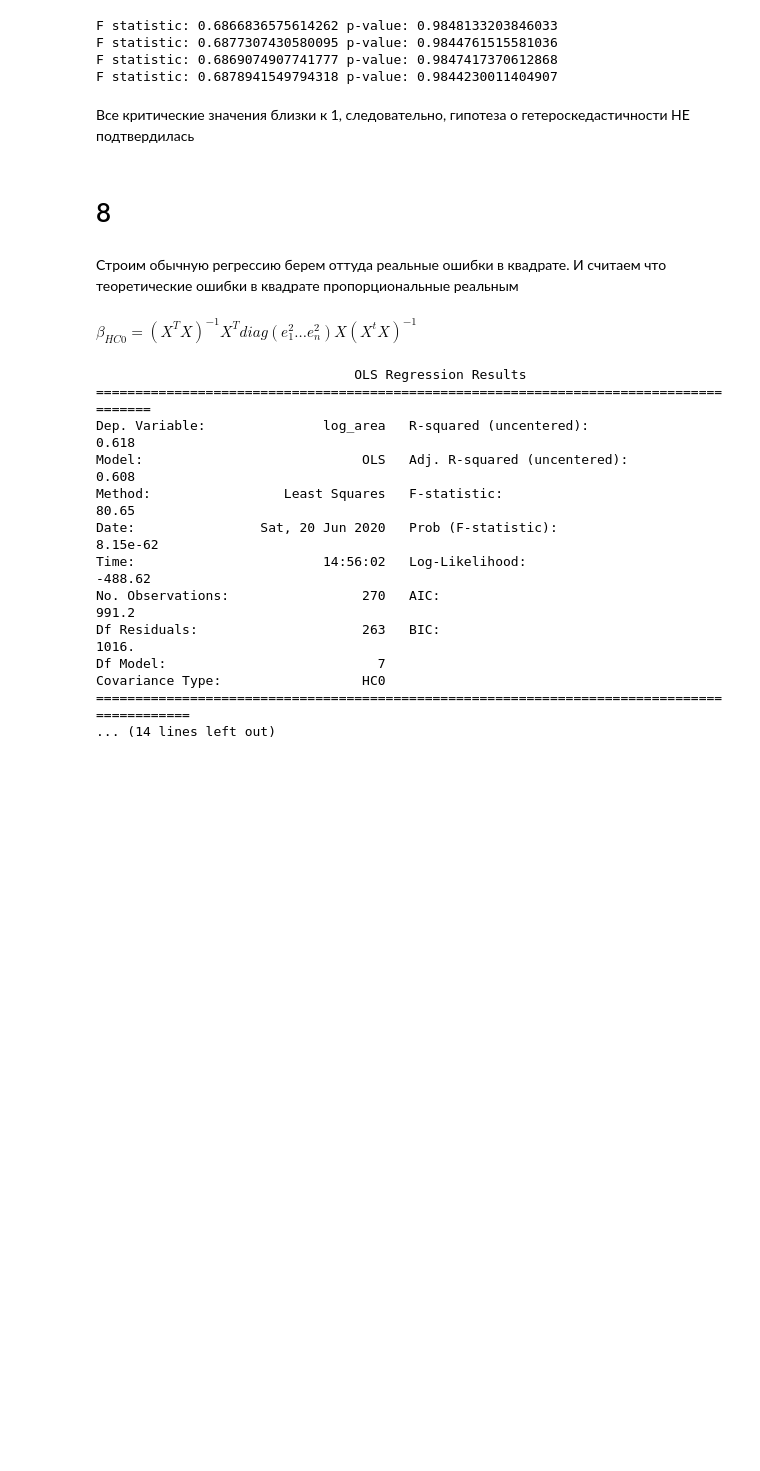
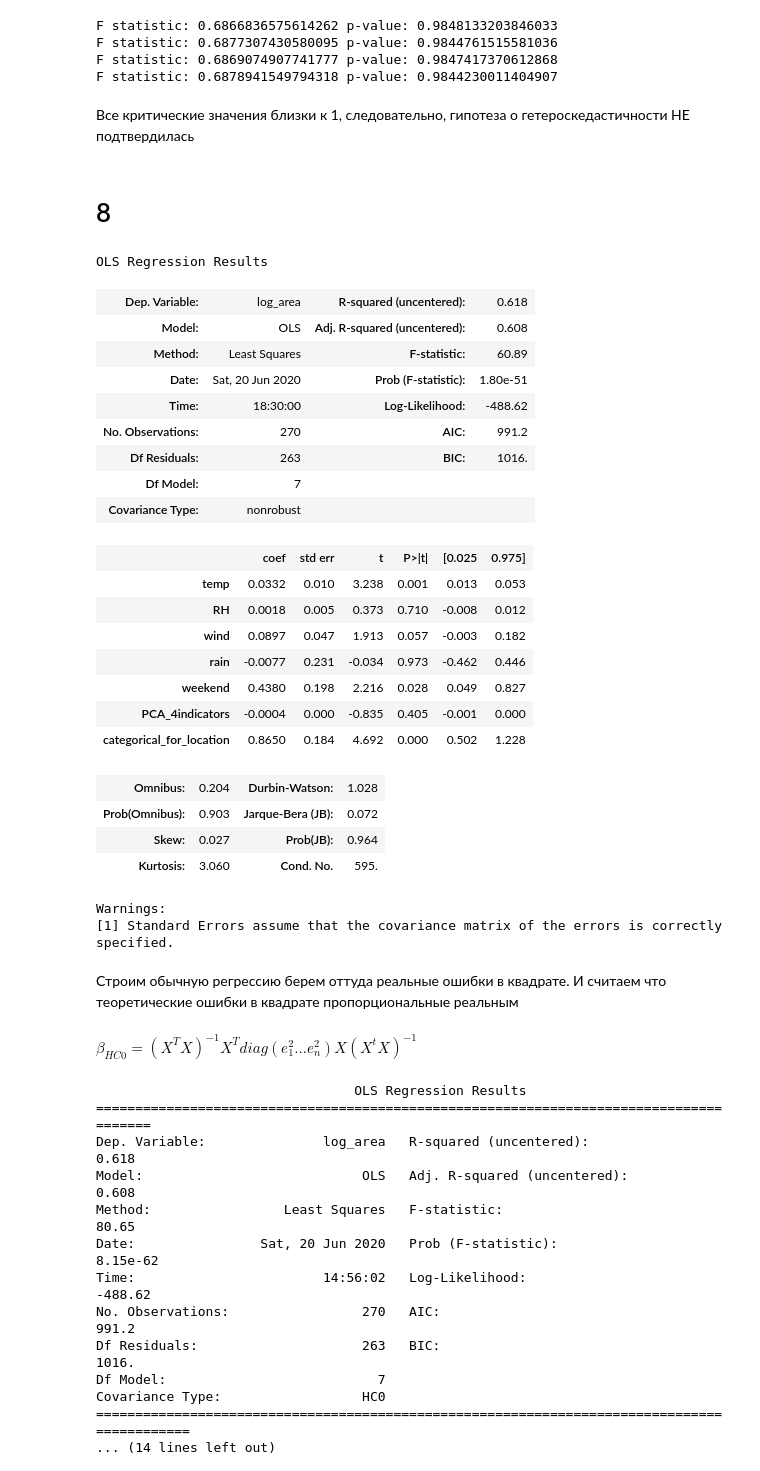
Before and after one commit to hse-pr201-master/metrics-ht-a-PazhiloyMaimalyonok, a Jupyter notebook: NikulinDD_HT_A.ipynb, the cells around one changed output. Cells and saved outputs as stored; diff of their text form; code cells hidden in the pictures; blank space fills up the shorter version.

```diff
--- a/NikulinDD_HT_A.ipynb
+++ b/NikulinDD_HT_A.ipynb
@@ -465,6 +465,33 @@ F statistic: 0.6878941549794318 p-value: 0.9844230011404907
 Все критические значения близки к 1, следовательно, гипотеза о гетероскедастичности НЕ подтвердилась
 # %% [markdown]
 # 8
+# %%
+model.summary()
+# %% [output]
+OLS Regression Results
+| Dep. Variable: | log_area | R-squared (uncentered): | 0.618 |
+| Model: | OLS | Adj. R-squared (uncentered): | 0.608 |
+| Method: | Least Squares | F-statistic: | 60.89 |
+| Date: | Sat, 20 Jun 2020 | Prob (F-statistic): | 1.80e-51 |
+| Time: | 18:30:00 | Log-Likelihood: | -488.62 |
+| No. Observations: | 270 | AIC: | 991.2 |
+| Df Residuals: | 263 | BIC: | 1016. |
+| Df Model: | 7 |  |  |
+| Covariance Type: | nonrobust |  |  |
+|  | coef | std err | t | P>|t| | [0.025 | 0.975] |
+| temp | 0.0332 | 0.010 | 3.238 | 0.001 | 0.013 | 0.053 |
+| RH | 0.0018 | 0.005 | 0.373 | 0.710 | -0.008 | 0.012 |
+| wind | 0.0897 | 0.047 | 1.913 | 0.057 | -0.003 | 0.182 |
+| rain | -0.0077 | 0.231 | -0.034 | 0.973 | -0.462 | 0.446 |
+| weekend | 0.4380 | 0.198 | 2.216 | 0.028 | 0.049 | 0.827 |
+| PCA_4indicators | -0.0004 | 0.000 | -0.835 | 0.405 | -0.001 | 0.000 |
+| categorical_for_location | 0.8650 | 0.184 | 4.692 | 0.000 | 0.502 | 1.228 |
+| Omnibus: | 0.204 | Durbin-Watson: | 1.028 |
+| Prob(Omnibus): | 0.903 | Jarque-Bera (JB): | 0.072 |
+| Skew: | 0.027 | Prob(JB): | 0.964 |
+| Kurtosis: | 3.060 | Cond. No. | 595. |
+Warnings:
+[1] Standard Errors assume that the covariance matrix of the errors is correctly specified.
 # %% [markdown]
 Строим обычную регрессию берем оттуда реальные ошибки в квадрате. И считаем что теоретические ошибки в квадрате пропорциональные реальным
 # %% [markdown]
```
Also changed, not shown: parts of 2 cells of this notebook.
